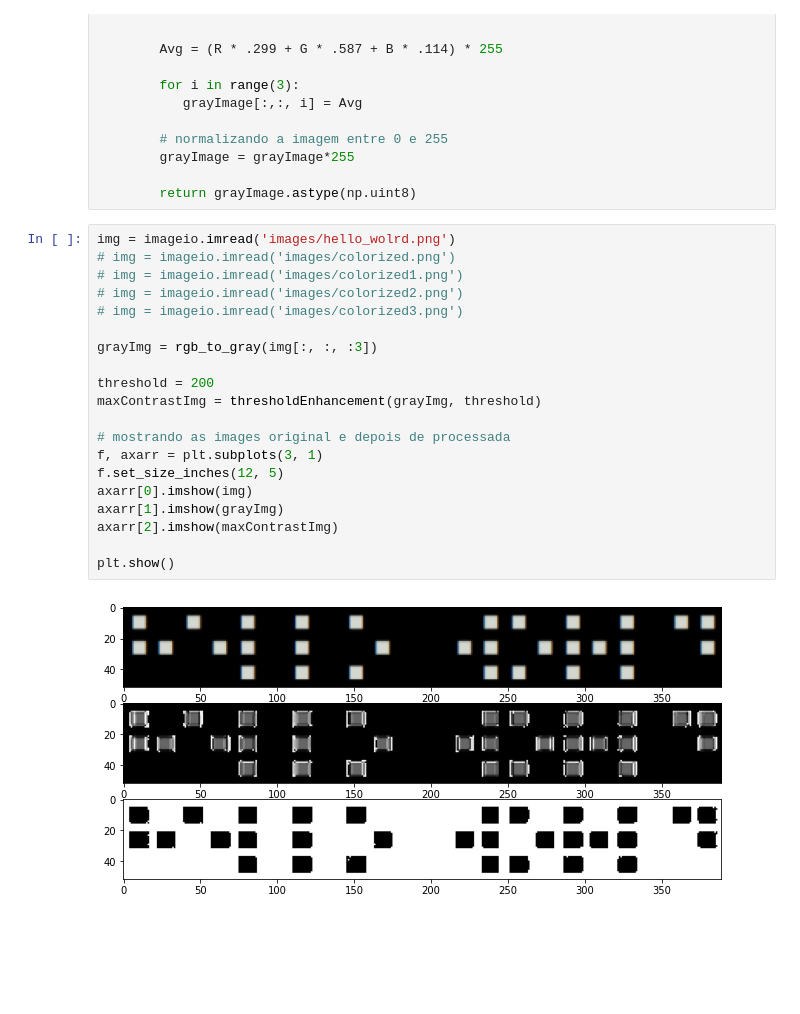
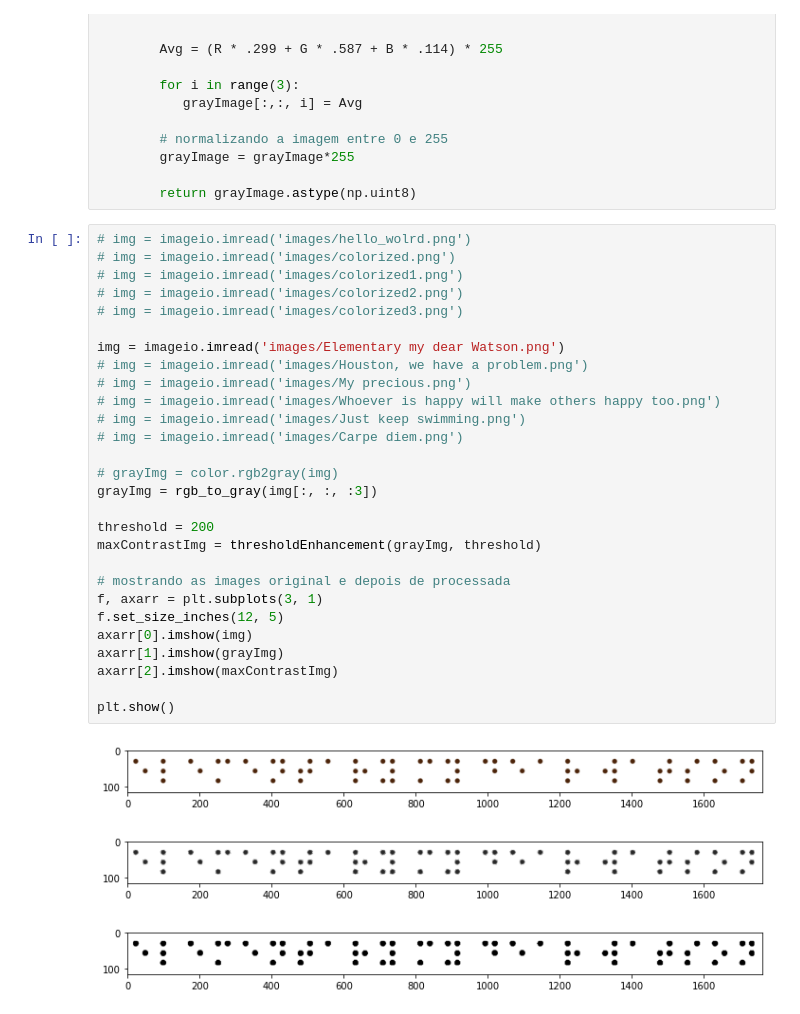
Before and after one commit to leonrossi/Image-Processing-SCC0251---Final-project, a Jupyter notebook: Partial_Report_Braille_Text_Translator.ipynb, the cells around one changed output. Cells and saved outputs as stored; diff of their text form; blank space fills up the shorter version.

```diff
--- a/Partial_Report_Braille_Text_Translator.ipynb
+++ b/Partial_Report_Braille_Text_Translator.ipynb
@@ -42,24 +44,32 @@ def rgb_to_gray(img):
 
         return grayImage.astype(np.uint8)
 # %%
-img = imageio.imread('images/hello_wolrd.png')
+# img = imageio.imread('images/hello_wolrd.png')
 # img = imageio.imread('images/colorized.png')
 # img = imageio.imread('images/colorized1.png')
 # img = imageio.imread('images/colorized2.png')
 # img = imageio.imread('images/colorized3.png')
 
+img = imageio.imread('images/Elementary my dear Watson.png')
+# img = imageio.imread('images/Houston, we have a problem.png')
+# img = imageio.imread('images/My precious.png')
+# img = imageio.imread('images/Whoever is happy will make others happy too.png')
+# img = imageio.imread('images/Just keep swimming.png')
+# img = imageio.imread('images/Carpe diem.png')
+
+# grayImg = color.rgb2gray(img)
 grayImg = rgb_to_gray(img[:, :, :3])
 
 threshold = 200
 maxContrastImg = thresholdEnhancement(grayImg, threshold)
 
 # mostrando as images original e depois de processada
 f, axarr = plt.subplots(3, 1)
 f.set_size_inches(12, 5)
 axarr[0].imshow(img)
 axarr[1].imshow(grayImg)
 axarr[2].imshow(maxContrastImg)
 
 plt.show()
 # %% [output]
-[figure, old version]
+[figure, new version]
```
Also changed, not shown: parts of 1 cell of this notebook.
